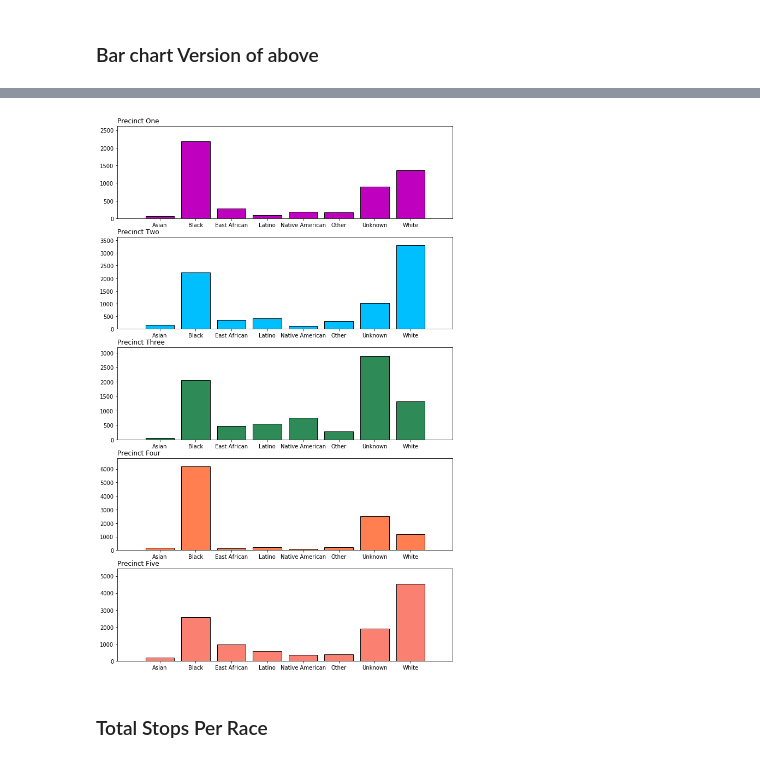
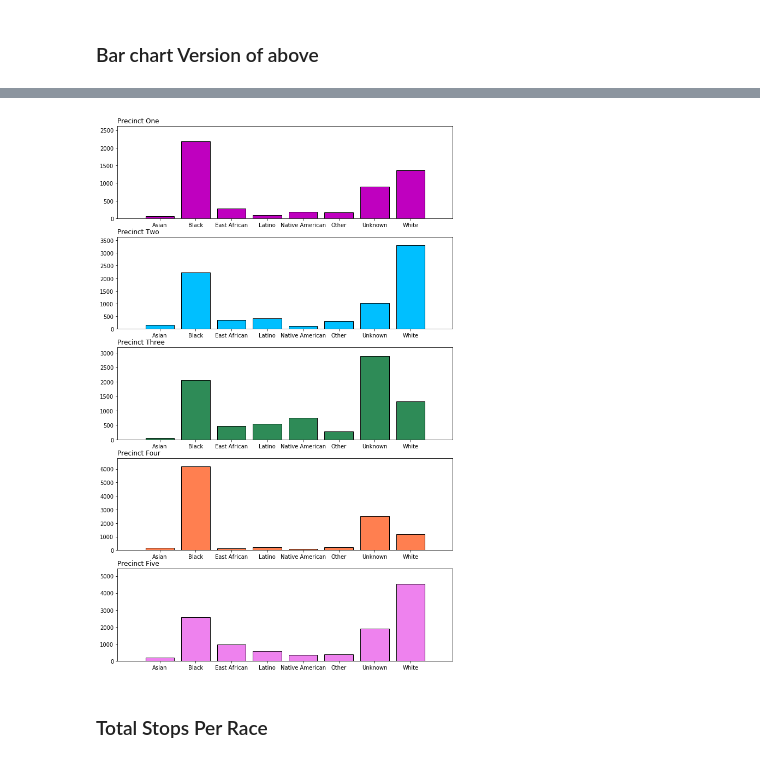
Before and after one commit to elu267/Project_GroupF, a Jupyter notebook: MN_Stop_Data.ipynb, the cells around one changed output, grey strips where cells are left out. Saved outputs shown, nothing was run; the diff lists cells and outputs as text; code cells hidden in the pictures.

```diff
--- a/MN_Stop_Data.ipynb
+++ b/MN_Stop_Data.ipynb
@@ -310,37 +319,35 @@ plt.show()
 # %%
 ##splitting up df to segment by precicnt
 one = pd.DataFrame(stppbr.iloc[:, [0,1]])
 two = pd.DataFrame(stppbr.iloc[:, [0,2]]) #data.iloc[[0,3,6,24], [0,5,6]]
 three = pd.DataFrame(stppbr.iloc[:, [0,3]])
 four = pd.DataFrame(stppbr.iloc[:, [0,4]])
 five = pd.DataFrame(stppbr.iloc[:, [0,5]])
 six = pd.DataFrame(stppbr.iloc[:, [0,6]])
 
-
-
 fig2,ax = plt.subplots(5,1 , figsize=(11,18))
 
 ax[0].bar(one.race,one.one,  color='m', label='One' ,edgecolor='black')
 ax[1].bar(two.race,two.two,  color='deepskyblue', label='Two' ,edgecolor='black')
 ax[2].bar(three.race,three.three,  color='seagreen', label='Three' ,edgecolor='black')
 ax[3].bar(four.race,four.four,  color='coral', label='Four' ,edgecolor='black')
-ax[4].bar(five.race,five.five,  color='salmon', label='Five' ,edgecolor='black')
+ax[4].bar(five.race,five.five,  color='violet', label='Five' ,edgecolor='black')
 
 ax[0].margins(x=0.1,y=0.2)
 ax[1].margins(x=0.1,y=0.1)
 ax[2].margins(x=0.1,y=0.1)
 ax[3].margins(x=0.1,y=0.1)
 ax[4].margins(x=0.1,y=0.2)
 
 ax[0].set_title('Precinct One',loc='left')
 ax[1].set_title('Precinct Two',loc='left')
 ax[2].set_title('Precinct Three',loc='left')
 ax[3].set_title('Precinct Four',loc='left')
 ax[4].set_title('Precinct Five',loc='left')
 
 fig2.savefig('Stops_per_precinct_by_race_bar.png')
 # %% [output]
-[figure, old version]
+[figure, new version]
 # %% [markdown]
 ### Total Stops Per Race
 # %%
```
Also changed, not shown: parts of 5 cells of this notebook, 5 other files.
